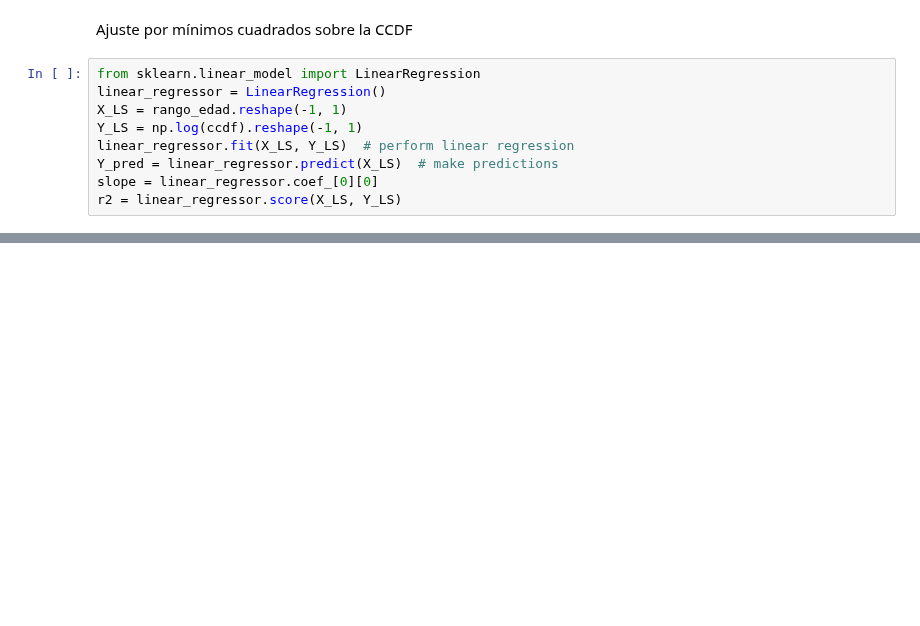
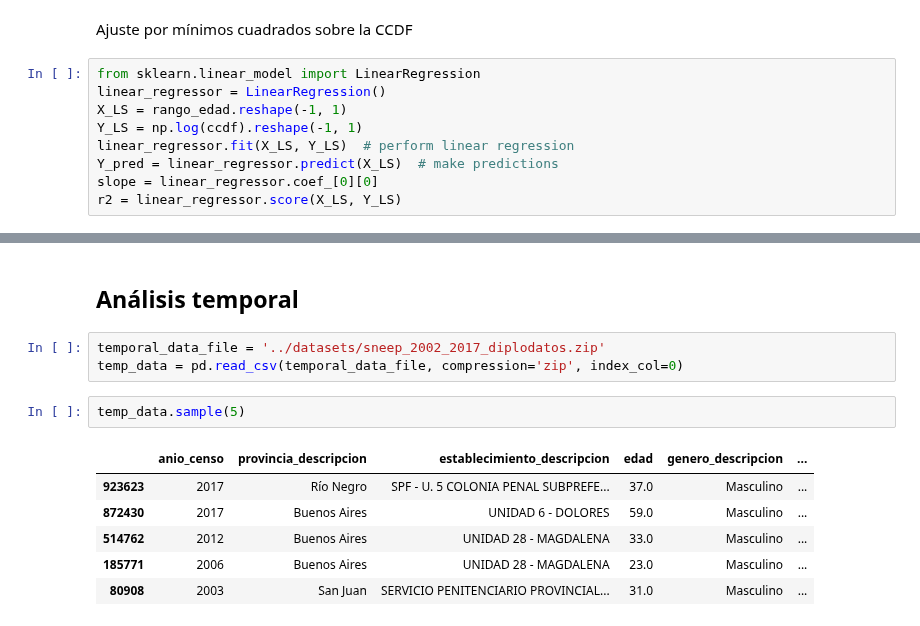
Before and after one commit to nahuelalmeira/poblacionPenal, a Jupyter notebook: VisualizacionYAnalisis/DiploDatos_PoblacionPenitenciariaArgentina_VyA.ipynb, the cells around one changed output, grey strips where cells are left out. Cells and saved outputs as stored; diff of their text form; blank space fills up the shorter version.

```diff
--- a/VisualizacionYAnalisis/DiploDatos_PoblacionPenitenciariaArgentina_VyA.ipynb
+++ b/VisualizacionYAnalisis/DiploDatos_PoblacionPenitenciariaArgentina_VyA.ipynb
@@ -495,0 +497,14 @@ plt.show()
+# %% [markdown]
+## Análisis temporal
+# %%
+temporal_data_file = '../datasets/sneep_2002_2017_diplodatos.zip'
+temp_data = pd.read_csv(temporal_data_file, compression='zip', index_col=0)
+# %%
+temp_data.sample(5)
+# %% [output]
+|  | anio_censo | provincia_descripcion | establecimiento_descripcion | edad | genero_descripcion | ... |
+| 923623 | 2017 | Río Negro | SPF - U. 5 COLONIA PENAL SUBPREFE... | 37.0 | Masculino | ... |
+| 872430 | 2017 | Buenos Aires | UNIDAD 6 - DOLORES | 59.0 | Masculino | ... |
+| 514762 | 2012 | Buenos Aires | UNIDAD 28 - MAGDALENA | 33.0 | Masculino | ... |
+| 185771 | 2006 | Buenos Aires | UNIDAD 28 - MAGDALENA | 23.0 | Masculino | ... |
+| 80908 | 2003 | San Juan | SERVICIO PENITENCIARIO PROVINCIAL... | 31.0 | Masculino | ... |
```
Also changed, not shown: parts of 12 cells of this notebook.
